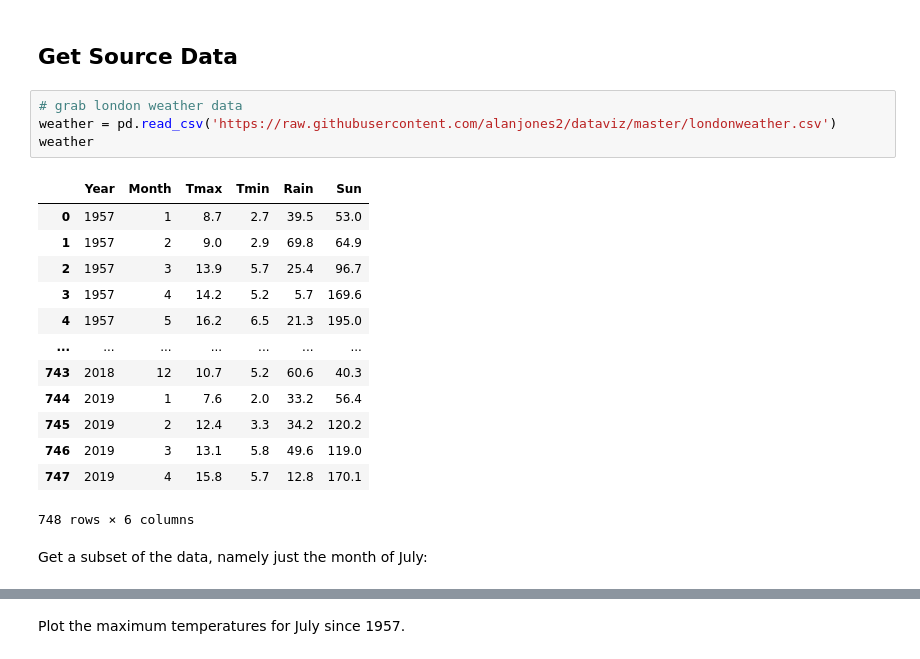
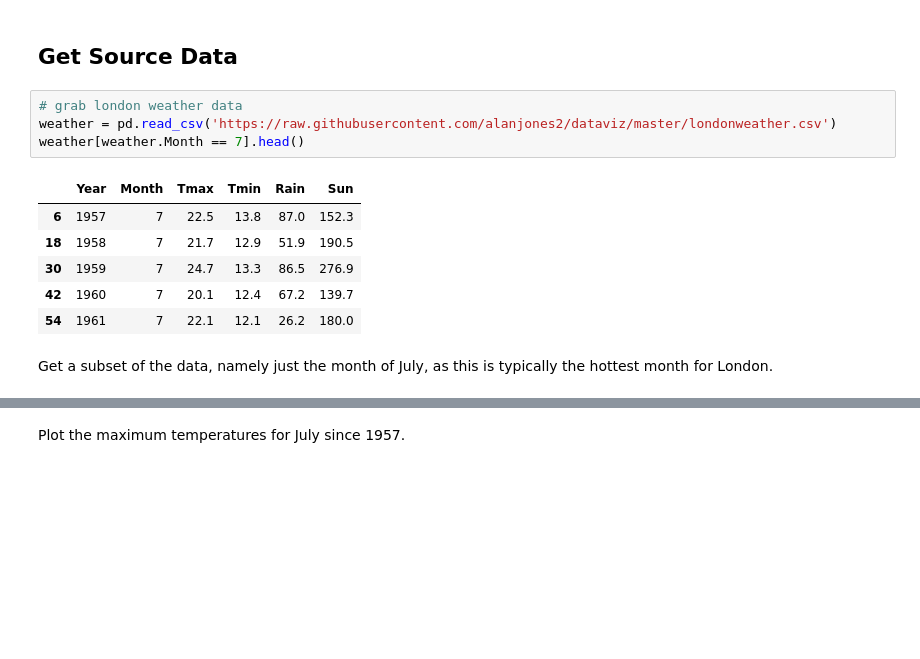
Before and after one commit to frankhjung/jupyter-examples, a Jupyter notebook: linear_regression_numpy.ipynb, the cells around one changed output, grey strips where cells are left out. Drawn from its saved outputs; the diff is of its cells as text; blank space fills up the shorter version.

```diff
--- a/linear_regression_numpy.ipynb
+++ b/linear_regression_numpy.ipynb
@@ -23,22 +23,15 @@ Plot regression training data along with linear fit.
 # %%
 # grab london weather data
 weather = pd.read_csv('https://raw.githubusercontent.com/alanjones2/dataviz/master/londonweather.csv')
-weather
+weather[weather.Month == 7].head()
 # %% [output]
 |  | Year | Month | Tmax | Tmin | Rain | Sun |
-| 0 | 1957 | 1 | 8.7 | 2.7 | 39.5 | 53.0 |
-| 1 | 1957 | 2 | 9.0 | 2.9 | 69.8 | 64.9 |
-| 2 | 1957 | 3 | 13.9 | 5.7 | 25.4 | 96.7 |
-| 3 | 1957 | 4 | 14.2 | 5.2 | 5.7 | 169.6 |
-| 4 | 1957 | 5 | 16.2 | 6.5 | 21.3 | 195.0 |
-| ... | ... | ... | ... | ... | ... | ... |
-| 743 | 2018 | 12 | 10.7 | 5.2 | 60.6 | 40.3 |
-| 744 | 2019 | 1 | 7.6 | 2.0 | 33.2 | 56.4 |
-| 745 | 2019 | 2 | 12.4 | 3.3 | 34.2 | 120.2 |
-| 746 | 2019 | 3 | 13.1 | 5.8 | 49.6 | 119.0 |
-| 747 | 2019 | 4 | 15.8 | 5.7 | 12.8 | 170.1 |
+| 6 | 1957 | 7 | 22.5 | 13.8 | 87.0 | 152.3 |
+| 18 | 1958 | 7 | 21.7 | 12.9 | 51.9 | 190.5 |
+| 30 | 1959 | 7 | 24.7 | 13.3 | 86.5 | 276.9 |
+| 42 | 1960 | 7 | 20.1 | 12.4 | 67.2 | 139.7 |
+| 54 | 1961 | 7 | 22.1 | 12.1 | 26.2 | 180.0 |
-748 rows × 6 columns
 # %% [markdown]
-Get a subset of the data, namely just the month of July:
+Get a subset of the data, namely just the month of July, as this is typically the hottest month for London.
 # %%
 # summer month in London is July
```
Also changed, not shown: parts of 15 cells of this notebook.
